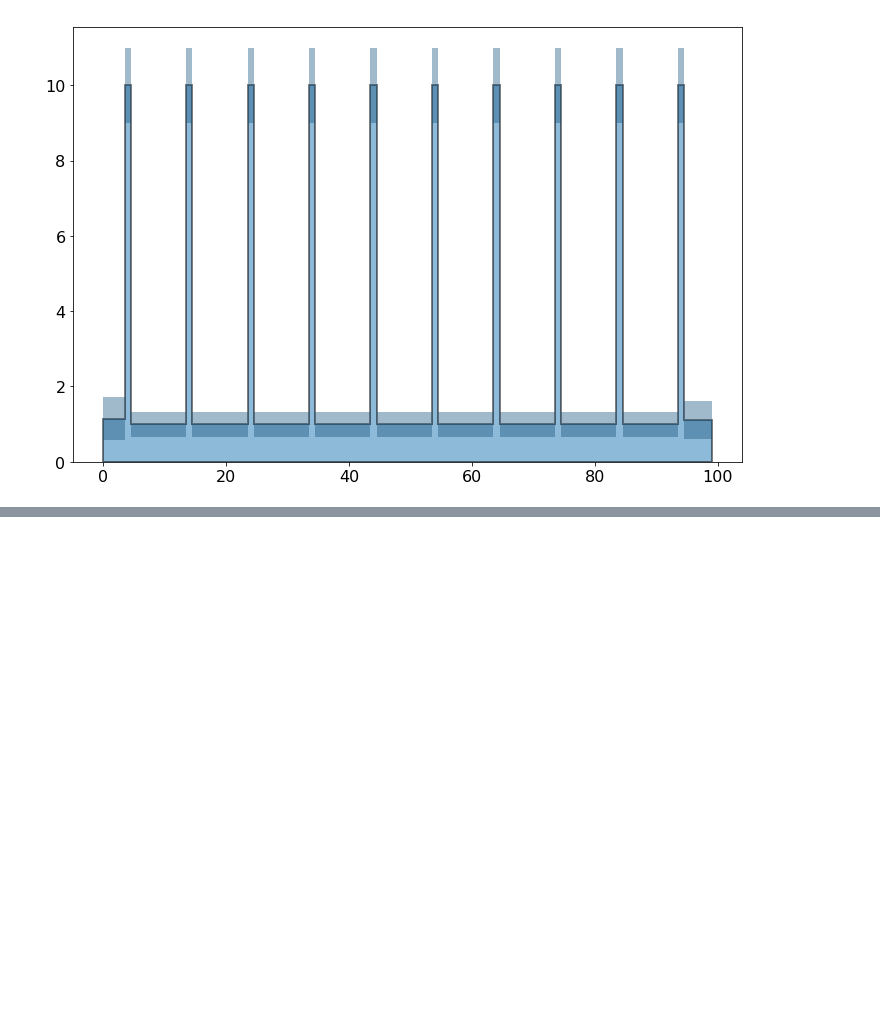
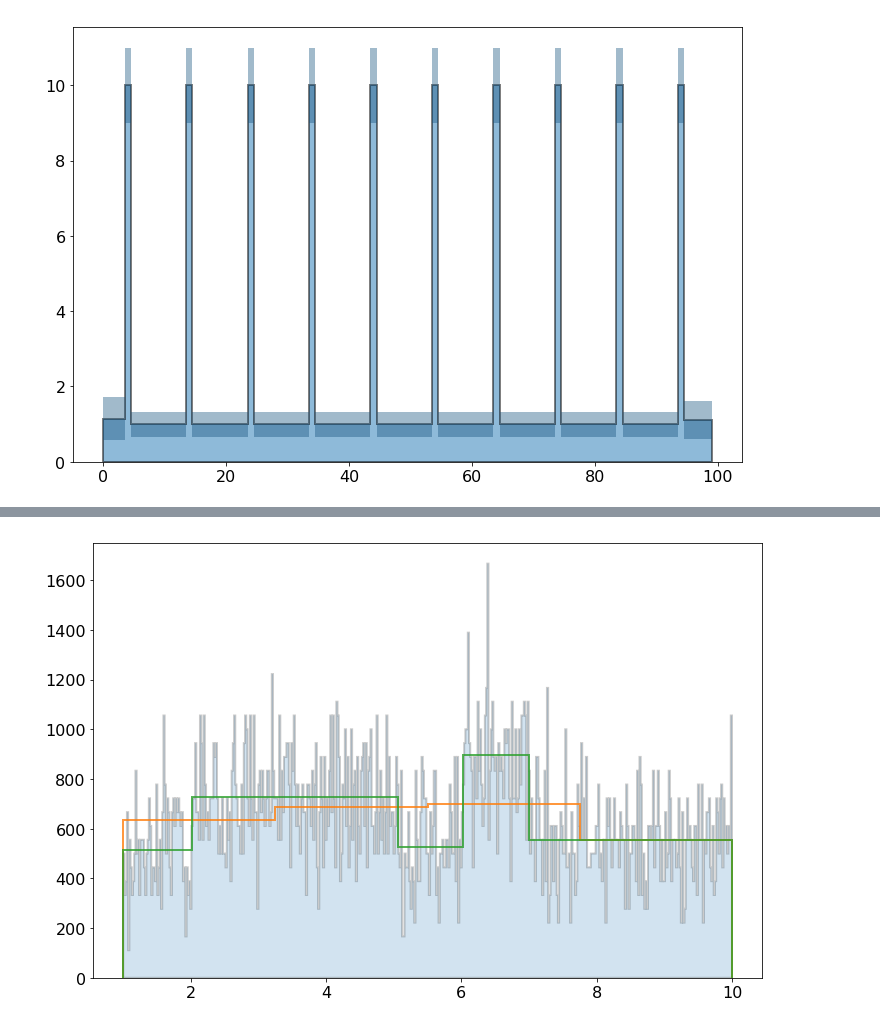
Before and after one commit to pollackscience/histogram_plus, a Jupyter notebook: scripts/hist_plus.ipynb, the cells around one changed output, grey strips where cells are left out. Saved outputs shown, nothing was run; the diff lists cells and outputs as text; code cells hidden in the pictures; blank space fills up the shorter version.

```diff
--- a/scripts/hist_plus.ipynb
+++ b/scripts/hist_plus.ipynb
@@ -99,0 +105,6 @@ oh = hist(data, bins='blocks', weights=weights, errorbars=True, histtype='stepfi
+# %%
+oh = hist(data_3_uni, bins=500, histtype='stepfilled', scale='binwidth', alpha=0.2)
+oh = hist(data_3_uni, bins=4, histtype='step', scale='binwidth', alpha=0.8)
+oh = hist(data_3_uni, bins='blocks', histtype='step', scale='binwidth', p0=0.01, alpha=0.8)
+# %% [output]
+[figure, added]
```
Also changed, not shown: parts of 6 cells of this notebook, 1 other file.
